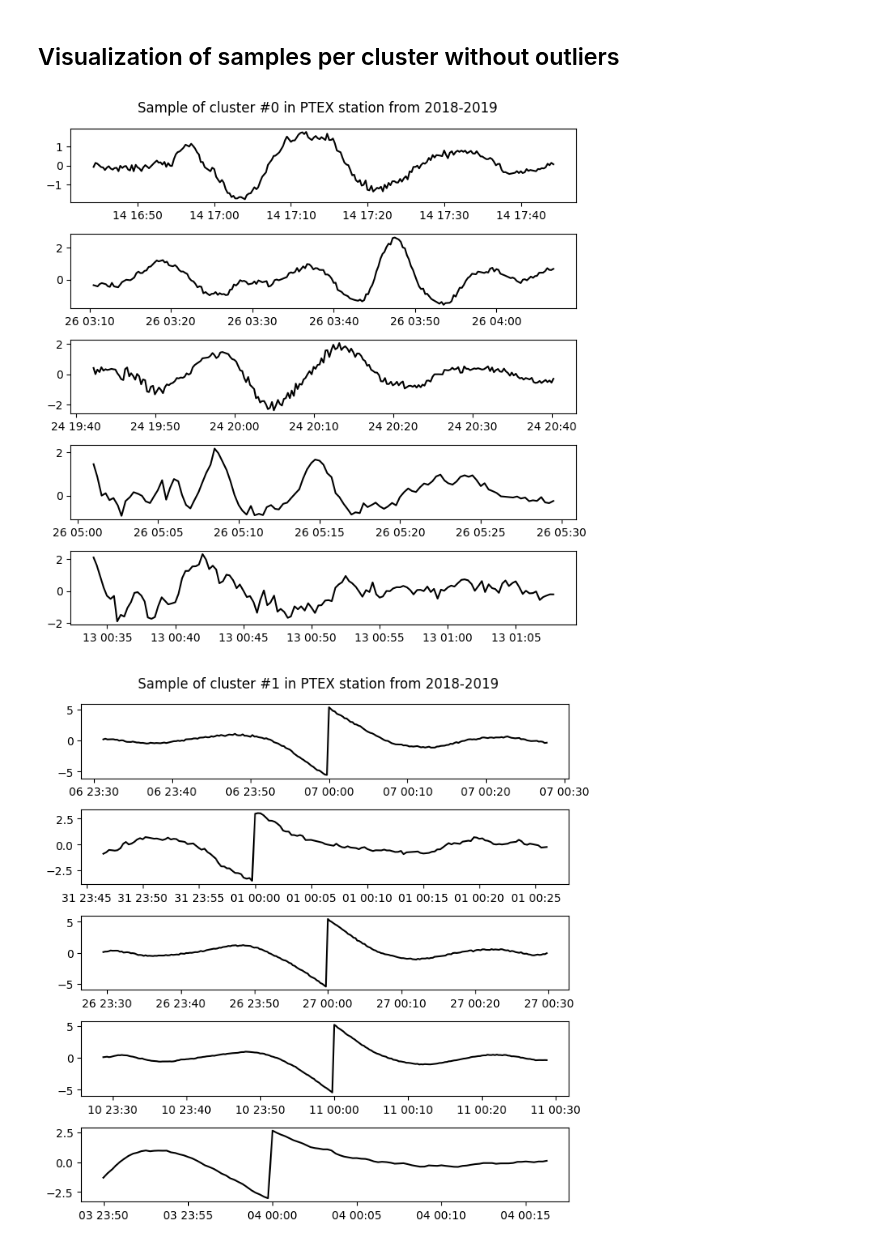
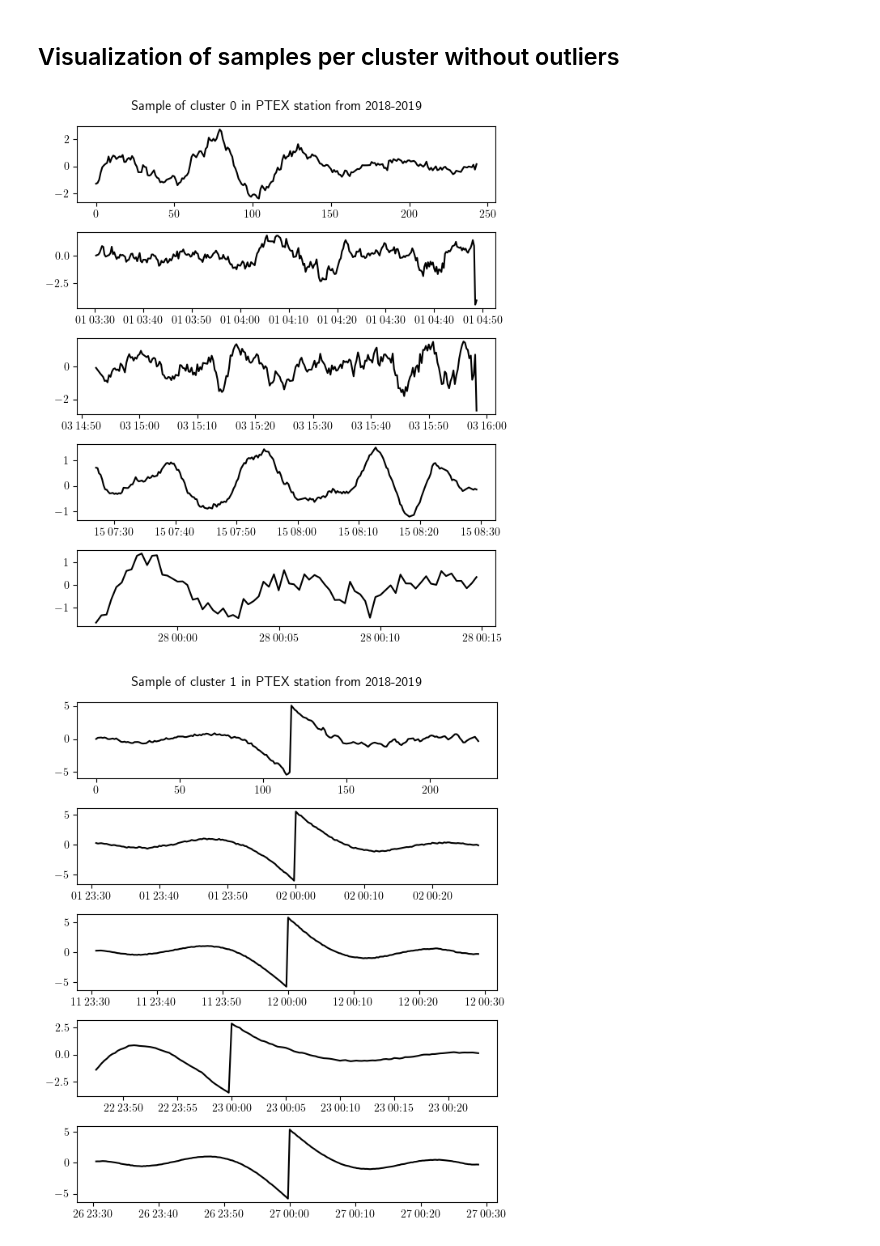
Before and after one commit to FedeSS99/ClusterTEC, a Jupyter notebook: PTEX_post_analysis.ipynb, the cells around one changed output. Saved outputs shown, nothing was run; the diff lists cells and outputs as text; code cells hidden in the pictures.

Commit message:
Add visualizations on post analysis

```diff
--- a/PTEX_post_analysis.ipynb
+++ b/PTEX_post_analysis.ipynb
@@ -1,28 +1,39 @@
 # %%
 import numpy as np
+from scipy.stats import iqr
 import matplotlib.pyplot as plt
+import matplotlib.colors as mcolors
 
 from tqdm import tqdm
 from datetime import datetime
+
+from matplotlib import rcParams
+rcParams.update({
+    "text.usetex": True
+})
 # %% [markdown]
 ## dTEC series reading
 # %%
-with open("./data/PTEX_DTEC_subseries.dat", "+r") as DTECin:
+with open("./data/PTEX_dtec_subseries.dat", "+r") as DTECin:
     file_lines = DTECin.readlines()
     total_series = int(file_lines[0])
 
+    prn_series = []
     time_series = []
     dtec_series = []
-    for n in tqdm(range(2, 2*total_series + 1, 2)):
+    for n in tqdm(range(3, 3*total_series + 1, 3)):
+        prn_n_data = int(file_lines[n-2])
         time_n_data = np.array(tuple(map(lambda x: datetime.fromisoformat(x), [time_stamp.strip() for time_stamp in file_lines[n-1].split(",")])))
         dtec_n_data = np.array(tuple(map(lambda x: float(x), file_lines[n].split(","))))
 
+        prn_series.append(prn_n_data)
         time_series.append(time_n_data)
         dtec_series.append(dtec_n_data)
+    prn_series = np.array(prn_series)
 # %% [markdown]
 ## Outliers index reading
 # %%
-SeriesLabels = np.loadtxt("./data/PTEX_Outliers.dat", dtype = int, delimiter = ",", usecols = (1,))
+SeriesLabels = np.loadtxt("./data/PTEX_2018_2019_clustering.dat", dtype = int, delimiter = ",", usecols = (1,))
 ArgOutliers = np.argwhere(SeriesLabels == -1).flatten()
 ArgNotOutliers = np.argwhere(SeriesLabels != -1).flatten()
 # %% [markdown]
@@ -43,16 +54,19 @@ FigOutliers.tight_layout()
 ## Visualization of samples per cluster without outliers
 # %%
 UniqueLabels = np.unique(SeriesLabels[ArgNotOutliers]).astype(int)
+# %%
+RobustScaler = lambda X : (X - np.median(X)) / iqr(X)
 # %%
 for label in UniqueLabels:
     SampleIndexByLabel = np.random.choice(np.argwhere(SeriesLabels == label).flatten(), size = SizeSample, replace = False)
 
-    FigLabel, SubplotsLabel = plt.subplots(nrows = SizeSample, ncols = 1, figsize = (7, 7))
-    for n, index in enumerate(SampleIndexByLabel):
-        SubplotsLabel[n].plot(time_series[index], dtec_series[index], "-k", linewidth = 1.5)
+    FigLabel, SubplotsLabel = plt.subplots(nrows = SizeSample, ncols = 1, figsize = (6, 7))
+    SubplotsLabel[0].plot(RobustScaler(dtec_series[SampleIndexByLabel[0]]), "-k", linewidth = 1.5)
+    for k, index in enumerate(SampleIndexByLabel[1:], 1):
+        SubplotsLabel[k].plot(time_series[index], RobustScaler(dtec_series[index]), "-k", linewidth = 1.5)
 
-    FigLabel.suptitle(f"Sample of cluster #{label} in PTEX station from 2018-2019")
+    FigLabel.suptitle(f"Sample of cluster {label} in PTEX station from 2018-2019")
     FigLabel.tight_layout()
 # %% [output]
-[figure, old version]
+[figure, new version]
-[figure, old version]
+[figure, new version]
```
Also changed, not shown: parts of 8 cells of this notebook.
